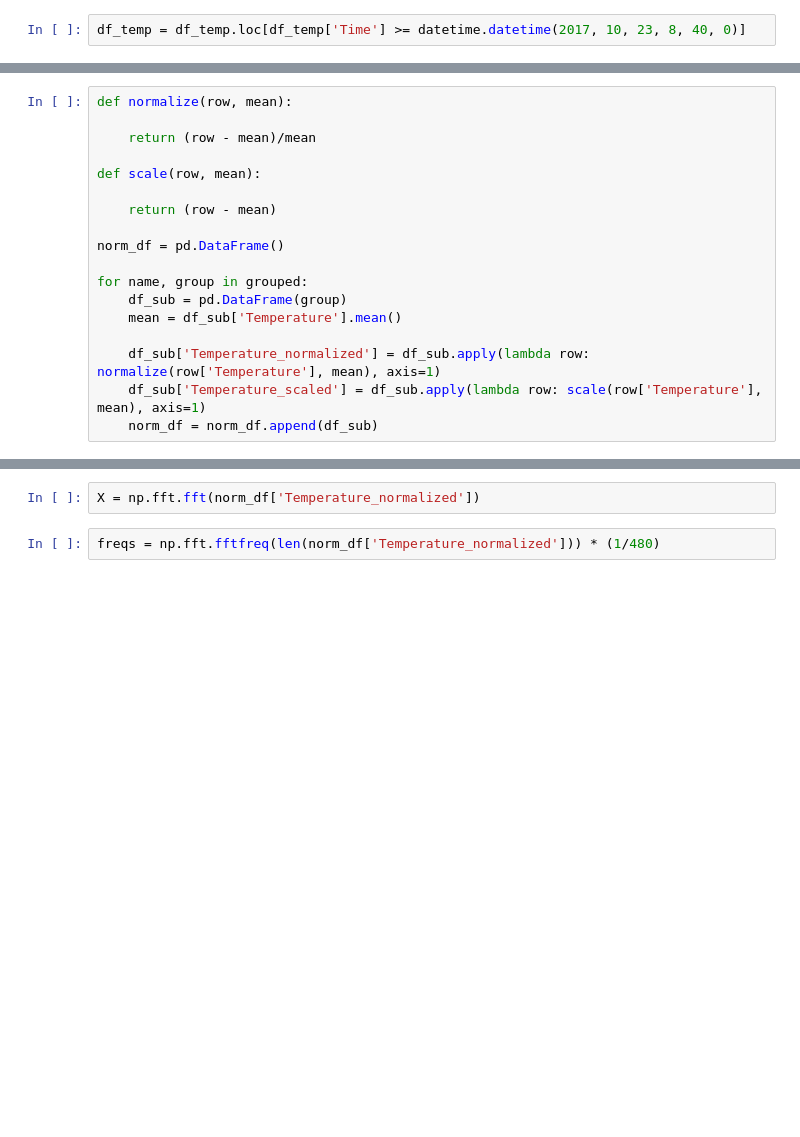
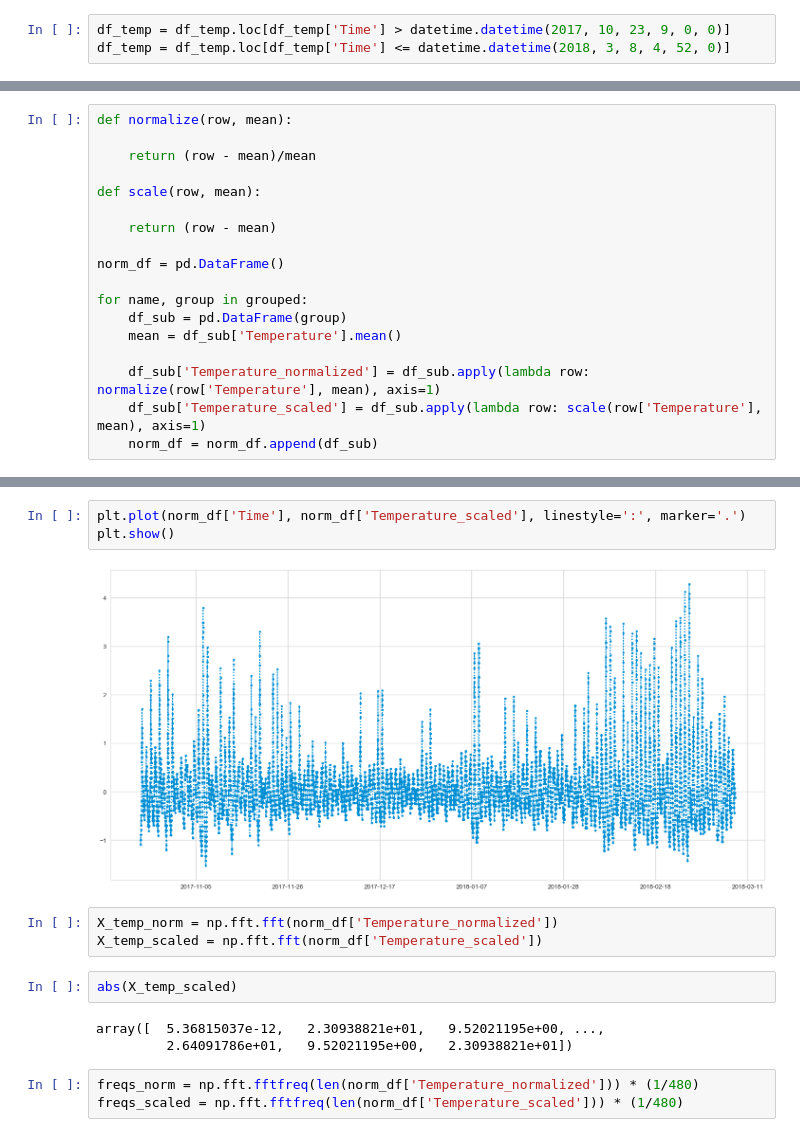
Before and after one commit to palindrome6/modelling_and_simulation, a Jupyter notebook: Signal_analysis.ipynb, the cells around one changed output, grey strips where cells are left out. Drawn from its saved outputs; the diff is of its cells as text; blank space fills up the shorter version.

```diff
--- a/Signal_analysis.ipynb
+++ b/Signal_analysis.ipynb
@@ -22,7 +26,8 @@ df_temp['Temperature'] = pd.to_numeric(df_temp['Temperature'], errors='coerce')
 # %%
 df_temp.sort_values(['Time'], inplace=True)
 # %%
-df_temp = df_temp.loc[df_temp['Time'] >= datetime.datetime(2017, 10, 23, 8, 40, 0)]
+df_temp = df_temp.loc[df_temp['Time'] > datetime.datetime(2017, 10, 23, 9, 0, 0)]
+df_temp = df_temp.loc[df_temp['Time'] <= datetime.datetime(2018, 3, 8, 4, 52, 0)]
 # %%
 plt.plot(df_temp['Time'], df_temp['Temperature'], linestyle=':', marker='.')
 plt.title('Original signal in time domain')
@@ -57,4 +66,16 @@ plt.show()
+# %%
+plt.plot(norm_df['Time'], norm_df['Temperature_scaled'], linestyle=':', marker='.')
+plt.show()
+# %% [output]
+[figure, added]
 # %%
-X = np.fft.fft(norm_df['Temperature_normalized'])
+X_temp_norm = np.fft.fft(norm_df['Temperature_normalized'])
+X_temp_scaled = np.fft.fft(norm_df['Temperature_scaled'])
+# %%
+abs(X_temp_scaled)
+# %% [output]
+array([  5.36815037e-12,   2.30938821e+01,   9.52021195e+00, ...,
+         2.64091786e+01,   9.52021195e+00,   2.30938821e+01])
 # %%
-freqs = np.fft.fftfreq(len(norm_df['Temperature_normalized'])) * (1/480)
+freqs_norm = np.fft.fftfreq(len(norm_df['Temperature_normalized'])) * (1/480)
+freqs_scaled = np.fft.fftfreq(len(norm_df['Temperature_scaled'])) * (1/480)
```
Also changed, not shown: parts of 17 cells of this notebook.
